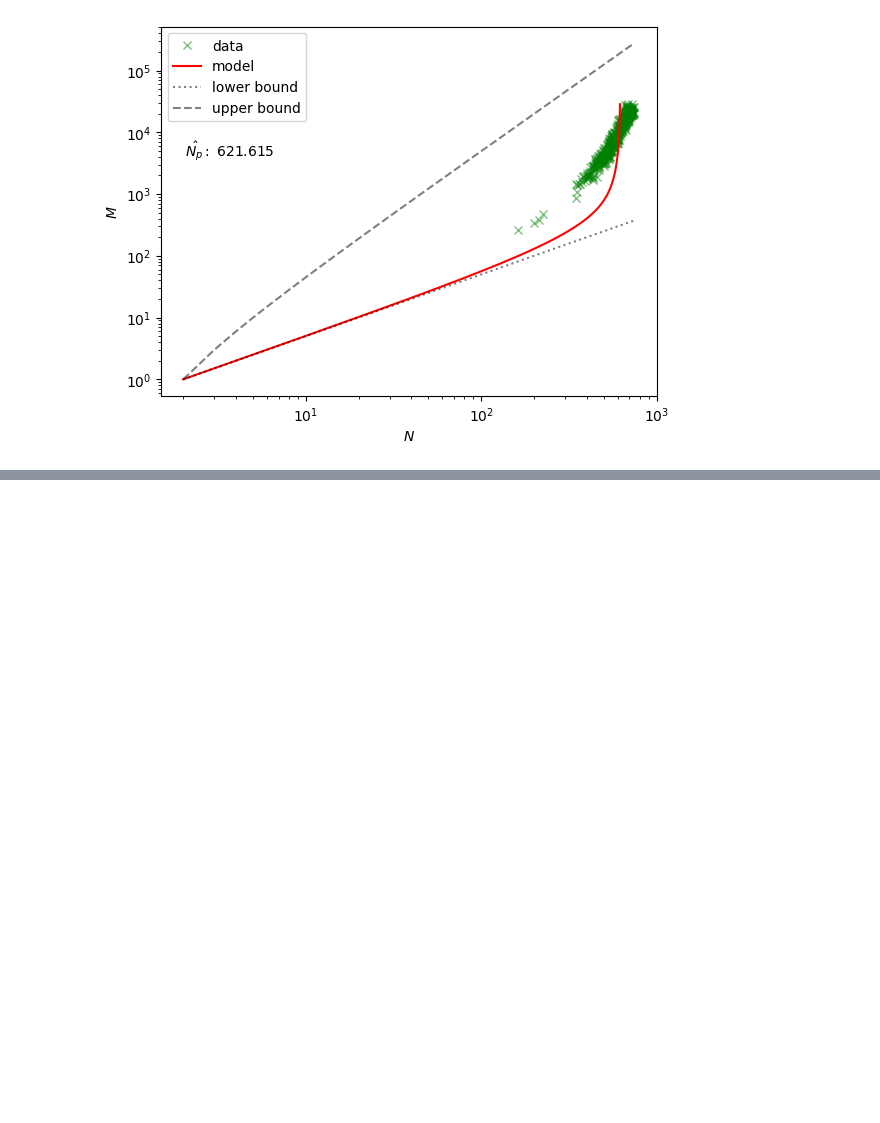
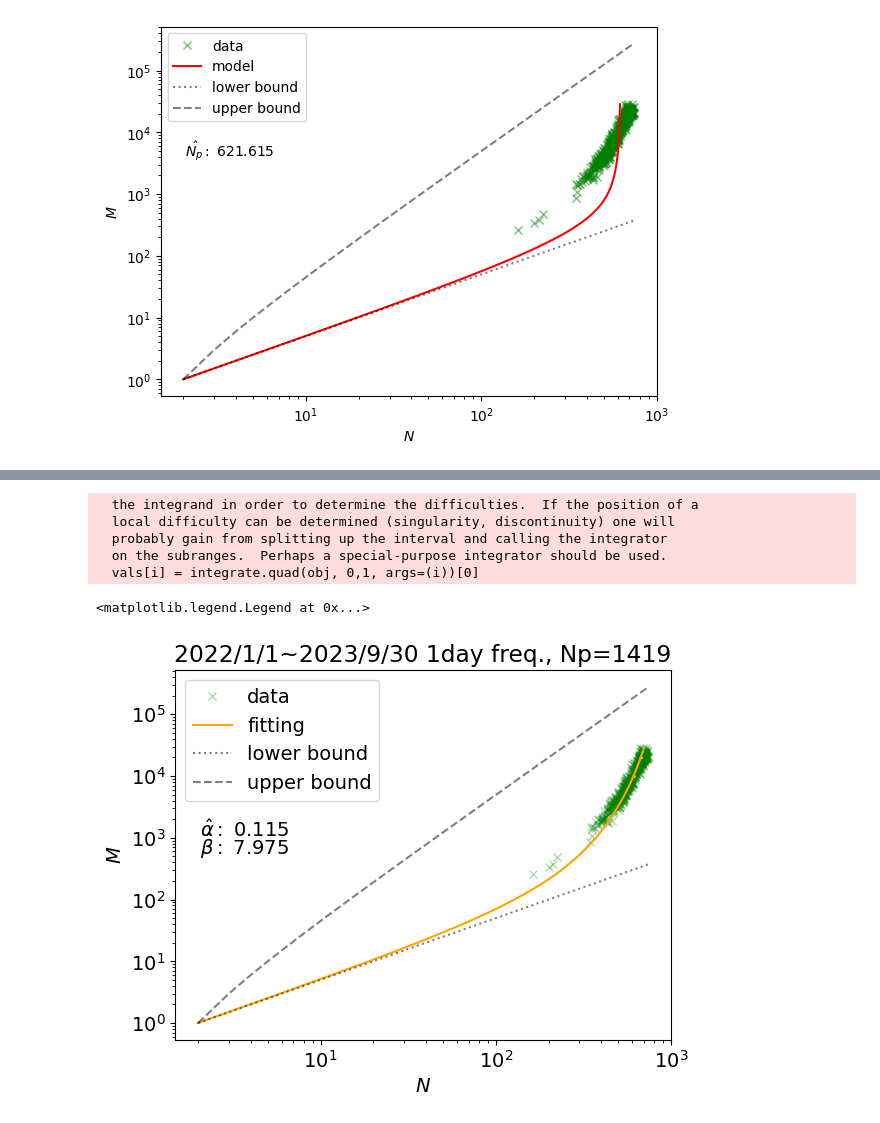
Before and after one commit to yiadka/mobility_scaling, a Jupyter notebook: notebooks/nmscaling_right.ipynb, the cells around one changed output, grey strips where cells are left out. Cells and saved outputs as stored; diff of their text form; code cells hidden in the pictures; blank space fills up the shorter version.

```diff
--- a/notebooks/nmscaling_right.ipynb
+++ b/notebooks/nmscaling_right.ipynb
@@ -162,0 +243,43 @@ max(N)
+# %%
+plt.Figure(figsize=(14,7))
+Np = 1419
+x = np.arange(2,np.max(N))
+y = np.arange(1,np.max(M))
+
+# data
+plt.plot(N, M, "x", c="green", alpha=0.3, label = "data")
+
+
+# model
+alpha = 0.115
+beta = 7.975
+plt.plot(Model3(y), y, "-", c="orange", label=f"fitting")
+plt.text(0.05, 0.55, r'$\hat{\alpha}:$ ' + str(round(alpha, 3)), transform=plt.gca().transAxes)
+plt.text(0.05, 0.50, r'$\hat{\beta}:$ ' + str(round(beta, 3)), transform=plt.gca().transAxes)
+"""
+alpha = 0.1
+beta = 0.9
+plt.plot(Model3(y), y, "-", c="orange", label=f"beta={str(beta)}",alpha = 0.5)
+
+alpha = 0.1
+beta = 1.5
+plt.plot(Model3(y), y, "-", c="orange", label=f"beta={str(beta)}",alpha = 0.3)
+"""
+
+# bound and others
+plt.plot(x,x/2, label="lower bound", c = "black", alpha= 0.5, ls = ":")
+plt.plot(x,x*(x-1)/2, label="upper bound", c = "black", alpha = 0.5, ls = "--")
+plt.xscale("log")
+plt.yscale("log")
+plt.xlabel(r"$N$")
+plt.ylabel(r"$M$")
+plt.title("2022/1/1~2023/9/30 1day freq., Np=1419")
+plt.legend()
+# %% [output]
+  the integrand in order to determine the difficulties.  If the position of a
+  local difficulty can be determined (singularity, discontinuity) one will
+  probably gain from splitting up the interval and calling the integrator
+  on the subranges.  Perhaps a special-purpose integrator should be used.
+  vals[i] = integrate.quad(obj, 0,1, args=(i))[0]
+<matplotlib.legend.Legend at 0x...>
+[figure, added]
```
Also changed, not shown: parts of 8 cells of this notebook, 3 other files.
